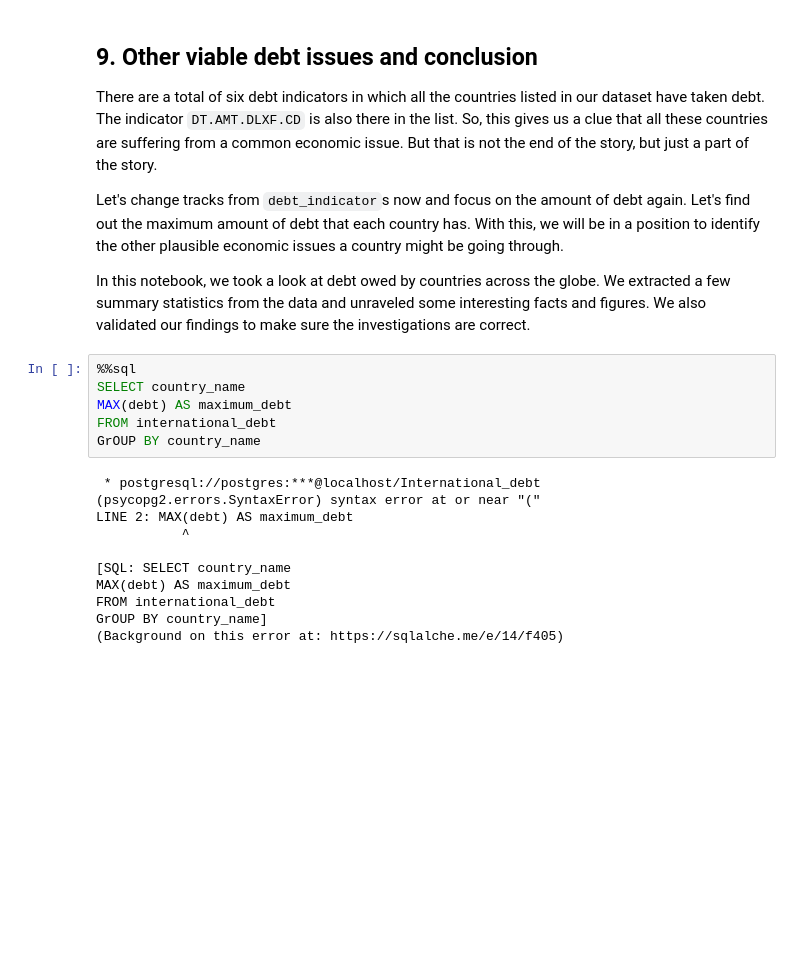
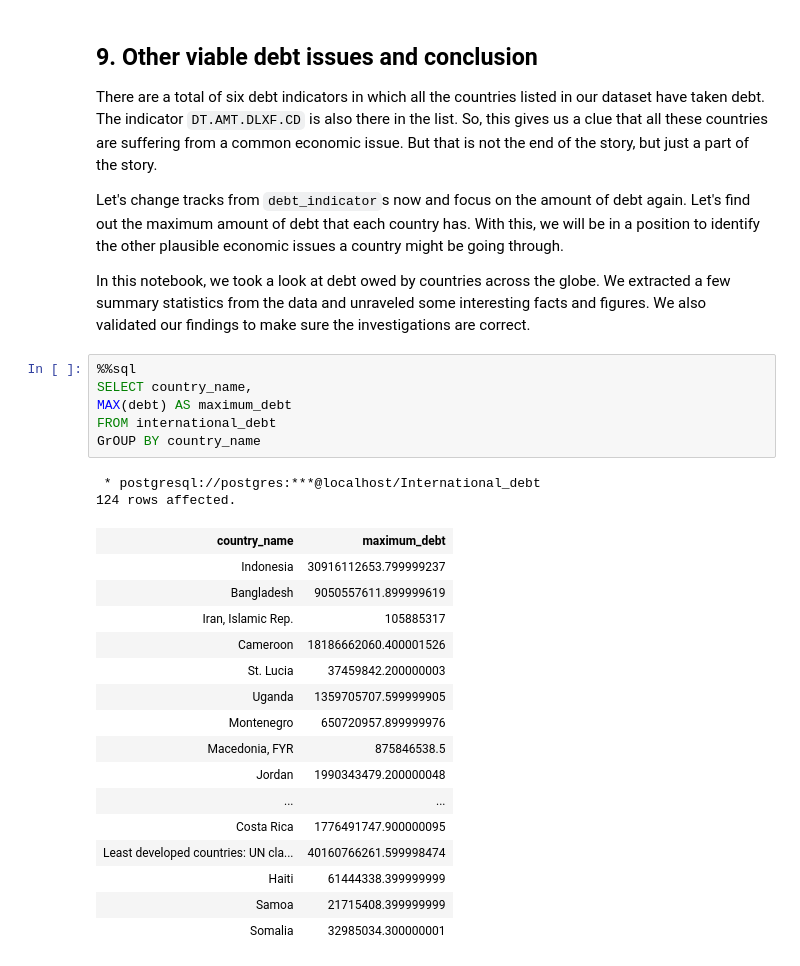
Before and after one commit to GraceOby/International_Debt_Analysis_with_SQL, a Jupyter notebook: debt_analysis_with_sql.ipynb, the cells around one changed output. Cells and saved outputs as stored; diff of their text form; blank space fills up the shorter version.

```diff
--- a/debt_analysis_with_sql.ipynb
+++ b/debt_analysis_with_sql.ipynb
@@ -200,18 +200,26 @@ LIMIT 20;
 <p>In this notebook, we took a look at debt owed by countries across the globe. We extracted a few summary statistics from the data and unraveled some interesting facts and figures. We also validated our findings to make sure the investigations are correct.</p>
 # %%
 %%sql
-SELECT country_name
+SELECT country_name,
 MAX(debt) AS maximum_debt
 FROM international_debt
 GrOUP BY country_name
 # %% [output]
  * postgresql://postgres:***@localhost/International_debt
-(psycopg2.errors.SyntaxError) syntax error at or near "("
-LINE 2: MAX(debt) AS maximum_debt
-           ^
-
-[SQL: SELECT country_name
-MAX(debt) AS maximum_debt
-FROM international_debt
-GrOUP BY country_name]
-(Background on this error at: https://sqlalche.me/e/14/f405)
+124 rows affected.
+| country_name | maximum_debt |
+| Indonesia | 30916112653.799999237 |
+| Bangladesh | 9050557611.899999619 |
+| Iran, Islamic Rep. | 105885317 |
+| Cameroon | 18186662060.400001526 |
+| St. Lucia | 37459842.200000003 |
+| Uganda | 1359705707.599999905 |
+| Montenegro | 650720957.899999976 |
+| Macedonia, FYR | 875846538.5 |
+| Jordan | 1990343479.200000048 |
+| ... | ... |
+| Costa Rica | 1776491747.900000095 |
+| Least developed countries: UN cla... | 40160766261.599998474 |
+| Haiti | 61444338.399999999 |
+| Samoa | 21715408.399999999 |
+| Somalia | 32985034.300000001 |
```
